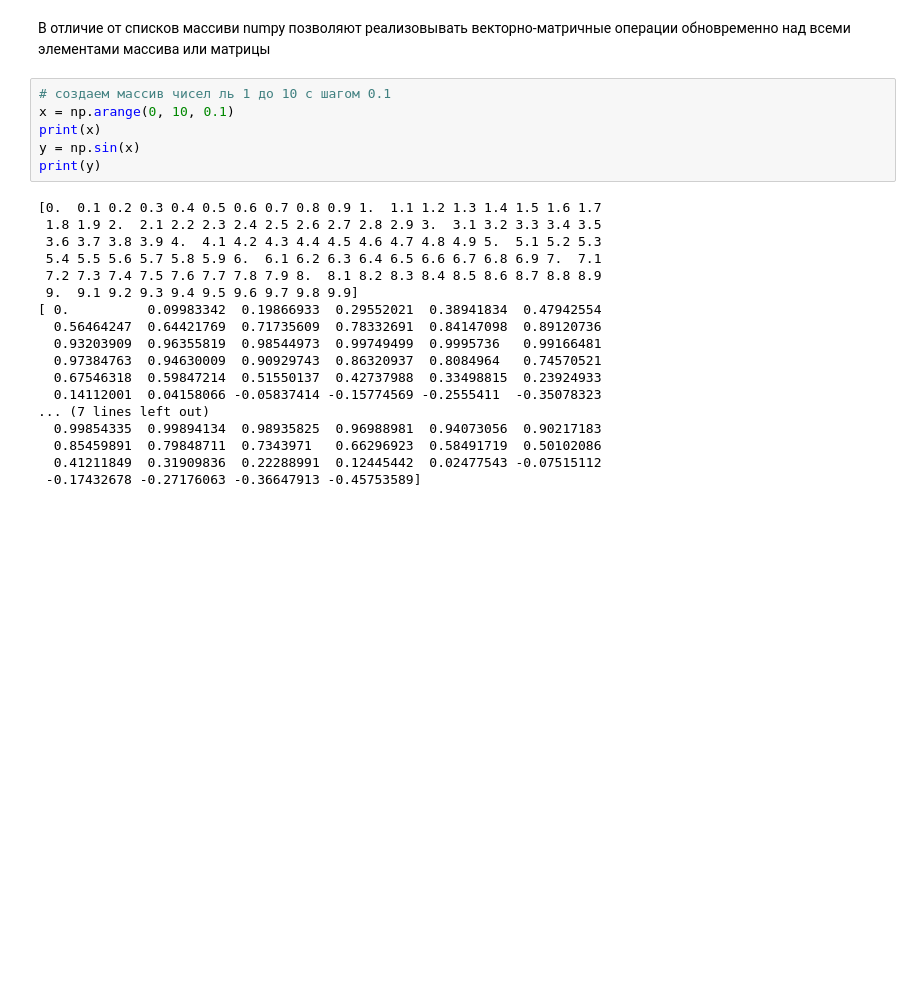
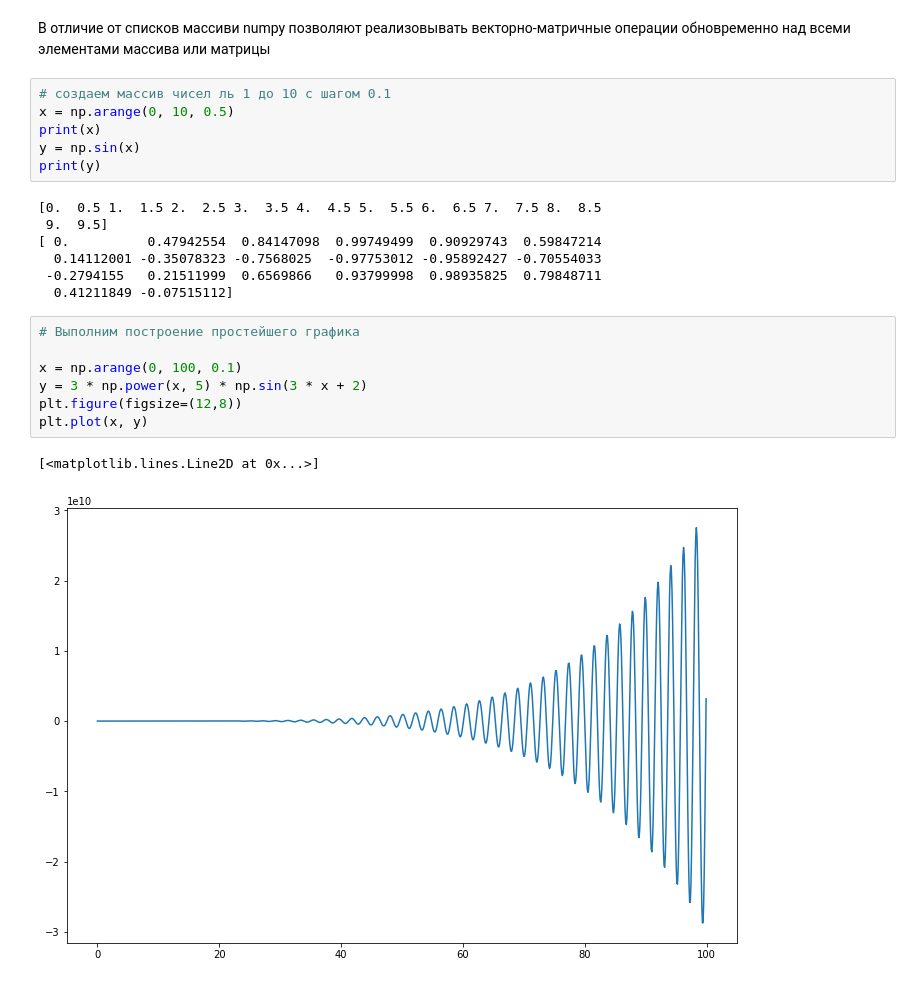
Before and after one commit to enikolaev/IT-and-Programming, a Jupyter notebook: Практическая_работа_7.ipynb, the cells around one changed output. Cells and saved outputs as stored; diff of their text form; blank space fills up the shorter version.

```diff
--- a/Практическая_работа_7.ipynb
+++ b/Практическая_работа_7.ipynb
@@ -13,25 +28,24 @@ from matplotlib import pyplot as plt
 В отличие от списков массиви numpy позволяют реализовывать векторно-матричные операции обновременно над всеми элементами массива или матрицы
 # %%
 # создаем массив чисел ль 1 до 10 с шагом 0.1
-x = np.arange(0, 10, 0.1)
+x = np.arange(0, 10, 0.5)
 print(x)
 y = np.sin(x)
 print(y)
 # %% [output]
-[0.  0.1 0.2 0.3 0.4 0.5 0.6 0.7 0.8 0.9 1.  1.1 1.2 1.3 1.4 1.5 1.6 1.7
- 1.8 1.9 2.  2.1 2.2 2.3 2.4 2.5 2.6 2.7 2.8 2.9 3.  3.1 3.2 3.3 3.4 3.5
- 3.6 3.7 3.8 3.9 4.  4.1 4.2 4.3 4.4 4.5 4.6 4.7 4.8 4.9 5.  5.1 5.2 5.3
- 5.4 5.5 5.6 5.7 5.8 5.9 6.  6.1 6.2 6.3 6.4 6.5 6.6 6.7 6.8 6.9 7.  7.1
- 7.2 7.3 7.4 7.5 7.6 7.7 7.8 7.9 8.  8.1 8.2 8.3 8.4 8.5 8.6 8.7 8.8 8.9
- 9.  9.1 9.2 9.3 9.4 9.5 9.6 9.7 9.8 9.9]
-[ 0.          0.09983342  0.19866933  0.29552021  0.38941834  0.47942554
-  0.56464247  0.64421769  0.71735609  0.78332691  0.84147098  0.89120736
-  0.93203909  0.96355819  0.98544973  0.99749499  0.9995736   0.99166481
-  0.97384763  0.94630009  0.90929743  0.86320937  0.8084964   0.74570521
-  0.67546318  0.59847214  0.51550137  0.42737988  0.33498815  0.23924933
-  0.14112001  0.04158066 -0.05837414 -0.15774569 -0.2555411  -0.35078323
-... (7 lines left out)
-  0.99854335  0.99894134  0.98935825  0.96988981  0.94073056  0.90217183
-  0.85459891  0.79848711  0.7343971   0.66296923  0.58491719  0.50102086
-  0.41211849  0.31909836  0.22288991  0.12445442  0.02477543 -0.07515112
- -0.17432678 -0.27176063 -0.36647913 -0.45753589]
+[0.  0.5 1.  1.5 2.  2.5 3.  3.5 4.  4.5 5.  5.5 6.  6.5 7.  7.5 8.  8.5
+ 9.  9.5]
+[ 0.          0.47942554  0.84147098  0.99749499  0.90929743  0.59847214
+  0.14112001 -0.35078323 -0.7568025  -0.97753012 -0.95892427 -0.70554033
+ -0.2794155   0.21511999  0.6569866   0.93799998  0.98935825  0.79848711
+  0.41211849 -0.07515112]
+# %%
+# Выполним построение простейшего графика
+
+x = np.arange(0, 100, 0.1)
+y = 3 * np.power(x, 5) * np.sin(3 * x + 2)
+plt.figure(figsize=(12,8))
+plt.plot(x, y)
+# %% [output]
+[<matplotlib.lines.Line2D at 0x...>]
+[figure, added]
```
Also changed, not shown: parts of 5 cells of this notebook.
